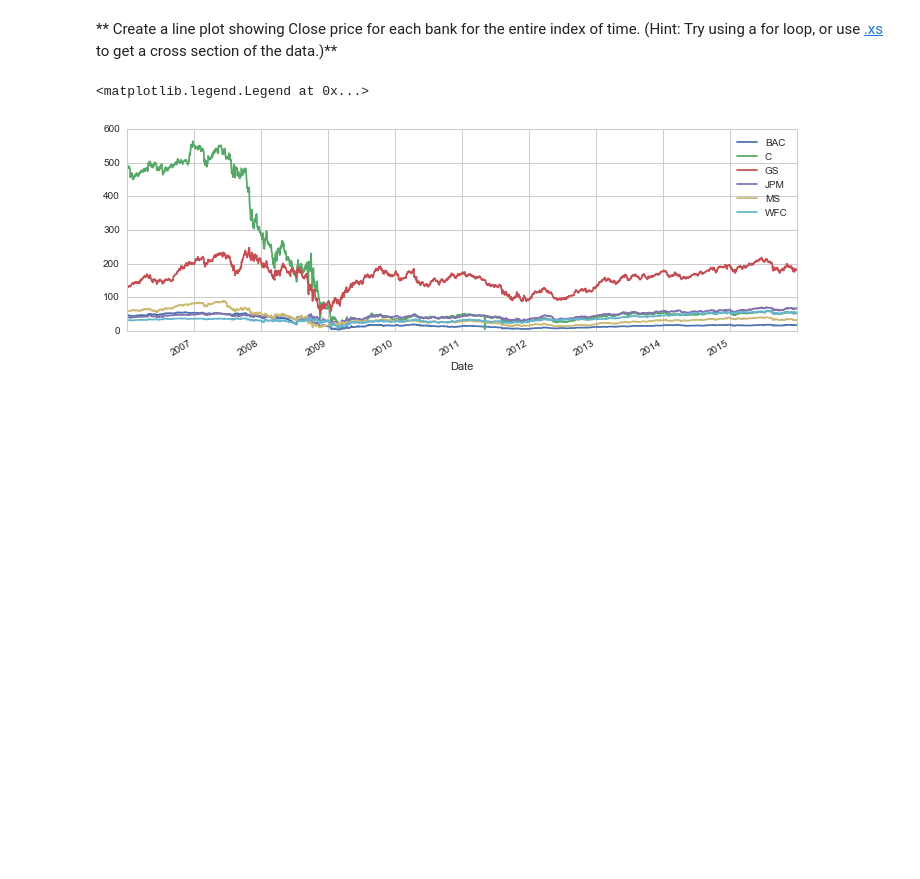
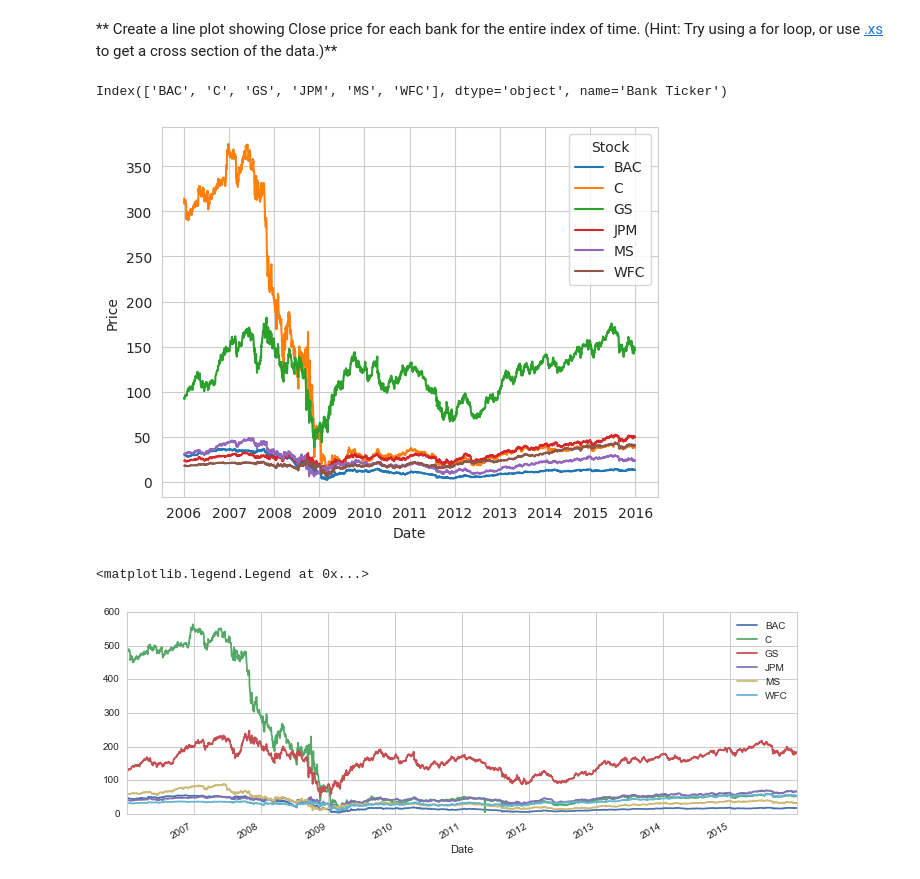
Before and after one commit to Gbohunmi/Python-for-Data-Science-and-Machine-Learning-Bootcamp-master, a Jupyter notebook: 10-Data-Capstone-Projects/03-Finance Project.ipynb, the cells around one changed output. Drawn from its saved outputs; the diff is of its cells as text; code cells hidden in the pictures; blank space fills up the shorter version.

Commit message:
Bank Close Price Line Plot

```diff
--- a/10-Data-Capstone-Projects/03-Finance Project.ipynb
+++ b/10-Data-Capstone-Projects/03-Finance Project.ipynb
@@ -370,5 +368,21 @@ cf.go_offline()
 # %% [markdown]
 ** Create a line plot showing Close price for each bank for the entire index of time. (Hint: Try using a for loop, or use [.xs](http://pandas.pydata.org/pandas-docs/stable/generated/pandas.DataFrame.xs.html) to get a cross section of the data.)**
+# %%
+close = bank_stocks.xs('Close', level=1, axis=1)
+
+close.columns
+# %% [output]
+Index(['BAC', 'C', 'GS', 'JPM', 'MS', 'WFC'], dtype='object', name='Bank Ticker')
+# %%
+melted = close.reset_index().melt(id_vars='Date', value_vars=['BAC', 'C', 'GS', 'JPM', 'MS', 'WFC'],
+                    var_name='Stock', value_name='Price')
+
+
+sns.lineplot(melted, x='Date', y='Price', hue='Stock')
+
+plt.show()
+# %% [output]
+[figure, added]
 # %%
 # %% [output]
 <matplotlib.legend.Legend at 0x...>
```
Also changed, not shown: parts of 9 cells of this notebook.
